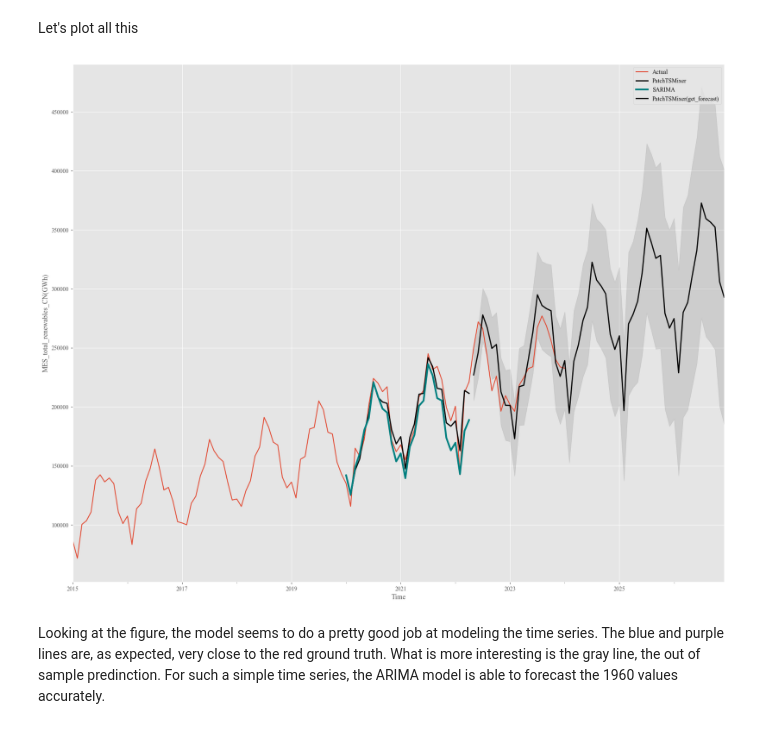
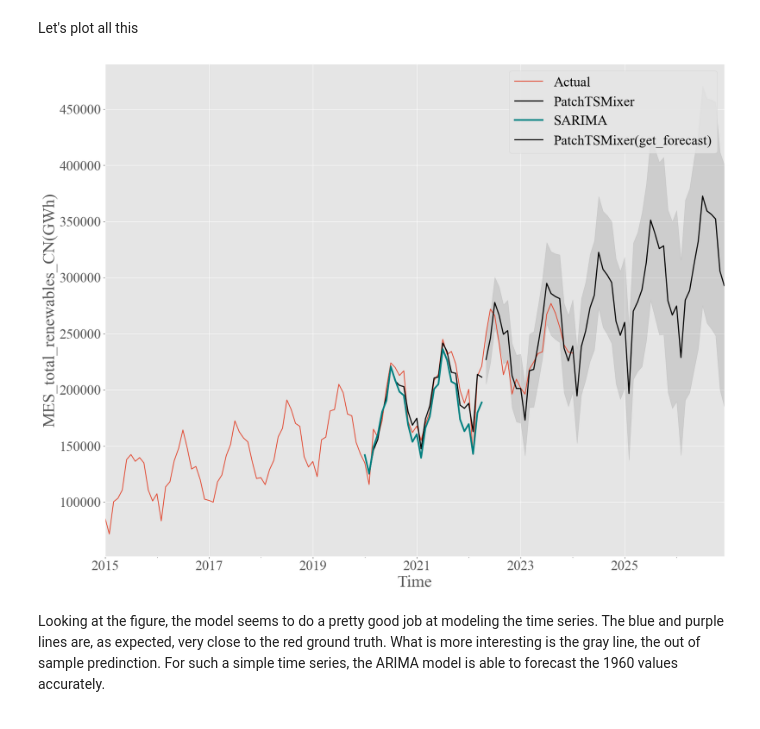
Before and after one commit to paranoia0121/PredictionComparison, a Jupyter notebook: time_series_analysis_ARIMA.ipynb, the cells around one changed output. Drawn from its saved outputs; the diff is of its cells as text; code cells hidden in the pictures.

```diff
--- a/time_series_analysis_ARIMA.ipynb
+++ b/time_series_analysis_ARIMA.ipynb
@@ -28,7 +28,7 @@ for font_file in font_files:
 plt.rcParams['font.serif'] = "Times New Roman"
 plt.rcParams['font.family'] = "serif"
 plt.rcParams['figure.figsize'] = (20.0, 10.0)
-plt.rcParams.update({'font.size': 12})
+plt.rcParams.update({'font.size': 25})
 plt.style.use('ggplot')
 # %% [output]
 3.7.1
@@ -67,0 +69,13 @@ plt.show()
+# %%
+# Load the data
+data = pd.read_csv('/content/sample_data/MES_total_renewables_CN.csv', engine='python', skipfooter=3)
+# A bit of pre-processing to make it nicer
+data['Time']=pd.to_datetime(data['Time'], format='%Y-%m-%d')
+data.set_index(['Time'], inplace=True)
+
+# Plot the data
+data.plot(label='True', fontsize=25)
+plt.ylabel('MES_total_renewables_CN', fontsize=25)
+plt.xlabel('Time', fontsize=25)
+plt.legend(fontsize=25)
+plt.show()
@@ -166,6 +201,7 @@ train_data = data['2015-01-01':'2022-04-01']
 test_data = data['2022-04-01':'2024-04-01']
 # %%
 # Plot the data
+plt.rcParams.update({'font.size': 25})
 plt.plot(train_data, label='Train Data', color='r')
 plt.plot(test_data, label='Test Data', color='b')
 plt.ylabel('Value(GWh)')
@@ -246,20 +282,21 @@ Freq: MS, Name: predicted_mean, dtype: float64
 # %% [markdown]
 Let's plot all this
 # %%
+plt.rcParams.update({'font.size': 25})
 ax = data.plot(figsize=(20, 16))
 # pred0.predicted_mean.plot(ax=ax, label='1-step-ahead Forecast (get_predictions, dynamic=False)', linewidth=2, color='teal')
 # pred1.predicted_mean.plot(ax=ax, label='Dynamic Forecast (get_predictions, dynamic=True)', linewidth=1, color='k')
 # pred2.predicted_mean.plot(ax=ax, label='Dynamic Forecast (get_forecast)', linewidth=1, color='k')
 pred0.predicted_mean.plot(ax=ax, label='PatchTSMixer', linewidth=2, color='k')
 pred1.predicted_mean.plot(ax=ax, label='SARIMA', linewidth=3, color='teal')
 pred2.predicted_mean.plot(ax=ax, label='PatchTSMixer(get_forecast)', linewidth=2, color='k')
 ax.fill_between(pred2_ci.index, pred2_ci.iloc[:, 0], pred2_ci.iloc[:, 1], color='k', alpha=.1)
 plt.ylabel('MES_total_renewables_CN(GWh)')
 plt.xlabel('Time')
 plt.legend()
 plt.show()
 # %% [output]
-[figure, old version]
+[figure, new version]
 # %% [markdown]
 Looking at the figure, the model seems to do a pretty good job at modeling the time series. The blue and purple lines are, as expected, very close to the red ground truth. What is more interesting is the gray line, the out of sample predinction. For such a simple time series, the ARIMA model is able to forecast the 1960 values accurately.
 # %% [markdown]
```
Also changed, not shown: parts of 6 cells of this notebook.
